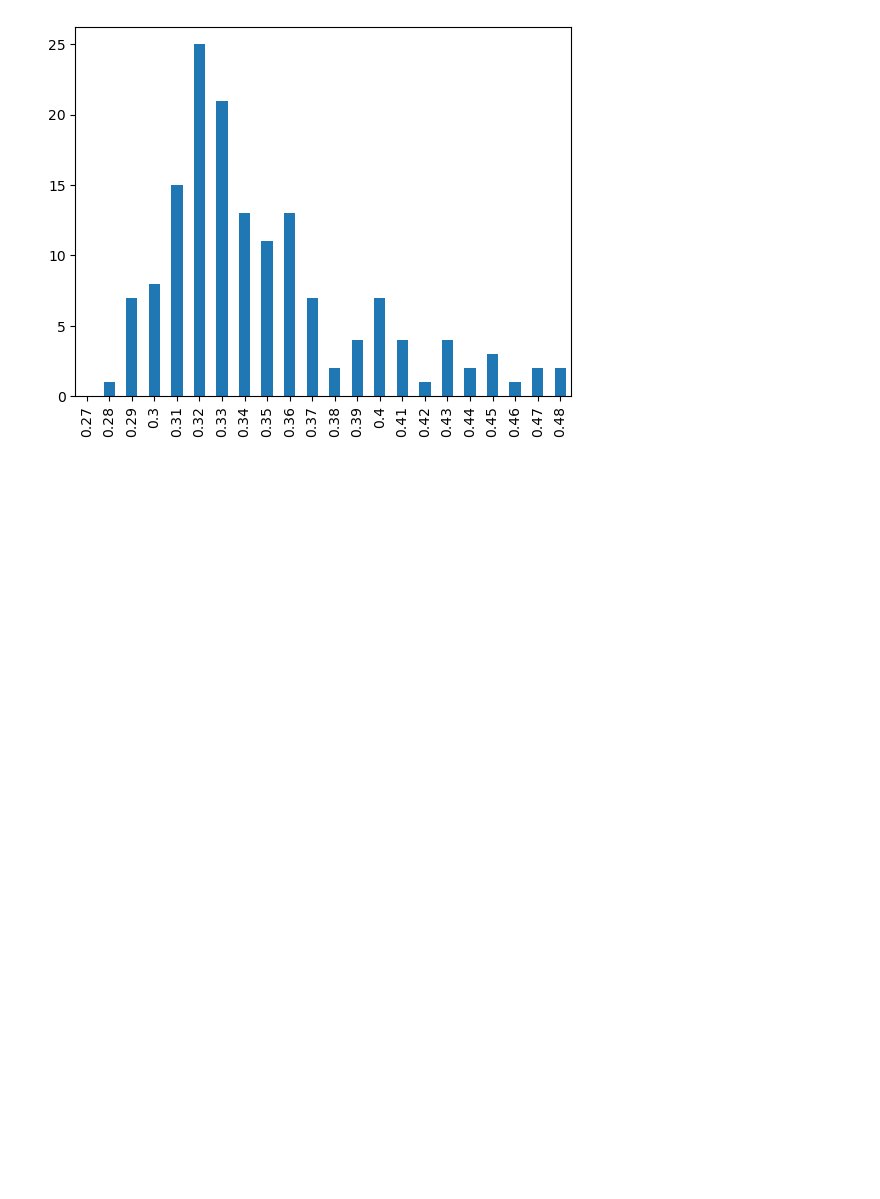
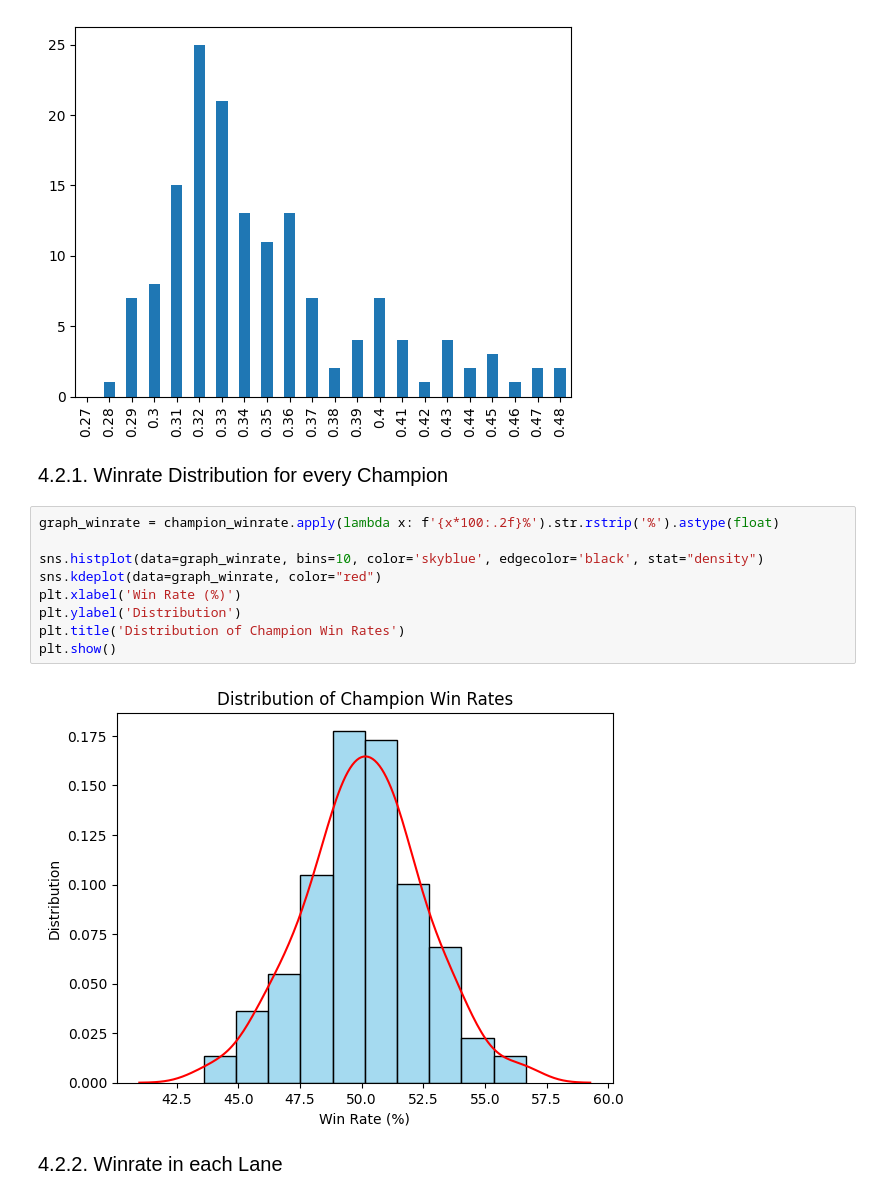
Before and after one commit to hnahtneyugn/LOL-Data-Processing-with-Python, a Jupyter notebook: codes.ipynb, the cells around one changed output. Cells and saved outputs as stored; diff of their text form; blank space fills up the shorter version.

Commit message:
some visualization

```diff
--- a/codes.ipynb
+++ b/codes.ipynb
@@ -926,3 +931,18 @@ role_champion_power_distribution['UTILITY'].sort_index().plot(kind = 'bar')
 # %% [output]
 <Axes: >
 [figure]
+# %% [markdown]
+<span style ="font-size: 20px;"> 4.2.1. Winrate Distribution for every Champion</span><br>
+# %%
+graph_winrate = champion_winrate.apply(lambda x: f'{x*100:.2f}%').str.rstrip('%').astype(float)
+
+sns.histplot(data=graph_winrate, bins=10, color='skyblue', edgecolor='black', stat="density")
+sns.kdeplot(data=graph_winrate, color="red")
+plt.xlabel('Win Rate (%)')
+plt.ylabel('Distribution')
+plt.title('Distribution of Champion Win Rates')
+plt.show()
+# %% [output]
+[figure, added]
+# %% [markdown]
+<span style ="font-size: 20px;"> 4.2.2. Winrate in each Lane</span><br>
```
Also changed, not shown: parts of 12 cells of this notebook, 3 other files.
